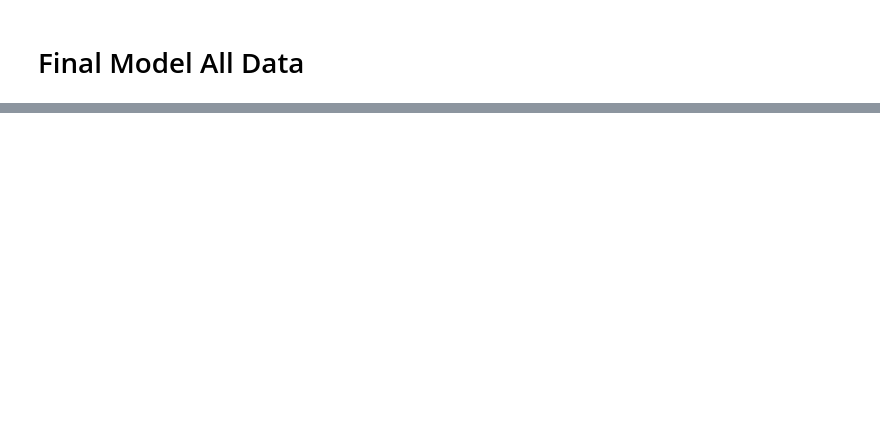
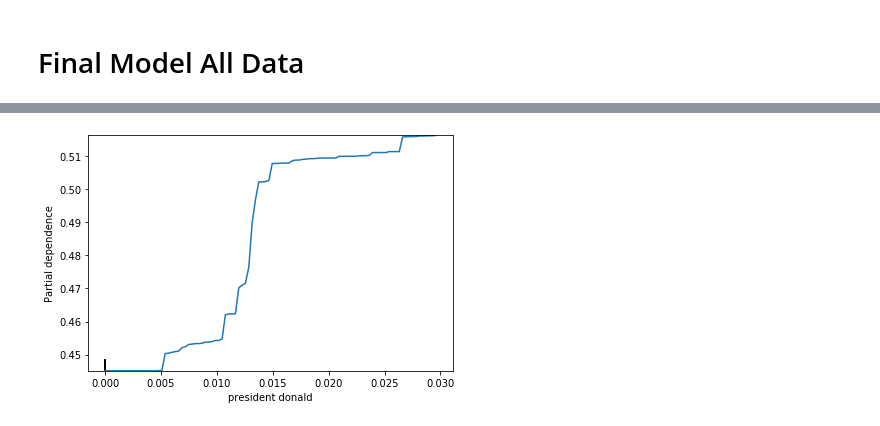
Before and after one commit to benkarlsberg/NLP-Model-Predicting-Fake-News-Probability, a Jupyter notebook: final_model.ipynb, the cells around one changed output, grey strips where cells are left out. Saved outputs shown, nothing was run; the diff lists cells and outputs as text; code cells hidden in the pictures; blank space fills up the shorter version.

```diff
--- a/final_model.ipynb
+++ b/final_model.ipynb
@@ -58,3 +70,9 @@ feat_scores.sort_values(by = 'Top 10 Important Features', ascending=False)[:10].
+# %%
+plot_partial_dependence(rfc, X_df.sample(frac=.1), ['president donald'], n_jobs=-1)
+fig = plt.gcf()
+plt.tight_layout()
+# %% [output]
+[figure, added]
 # %%
 # clean df_all
 
```
Also changed, not shown: parts of 7 cells of this notebook, 2 other files.
